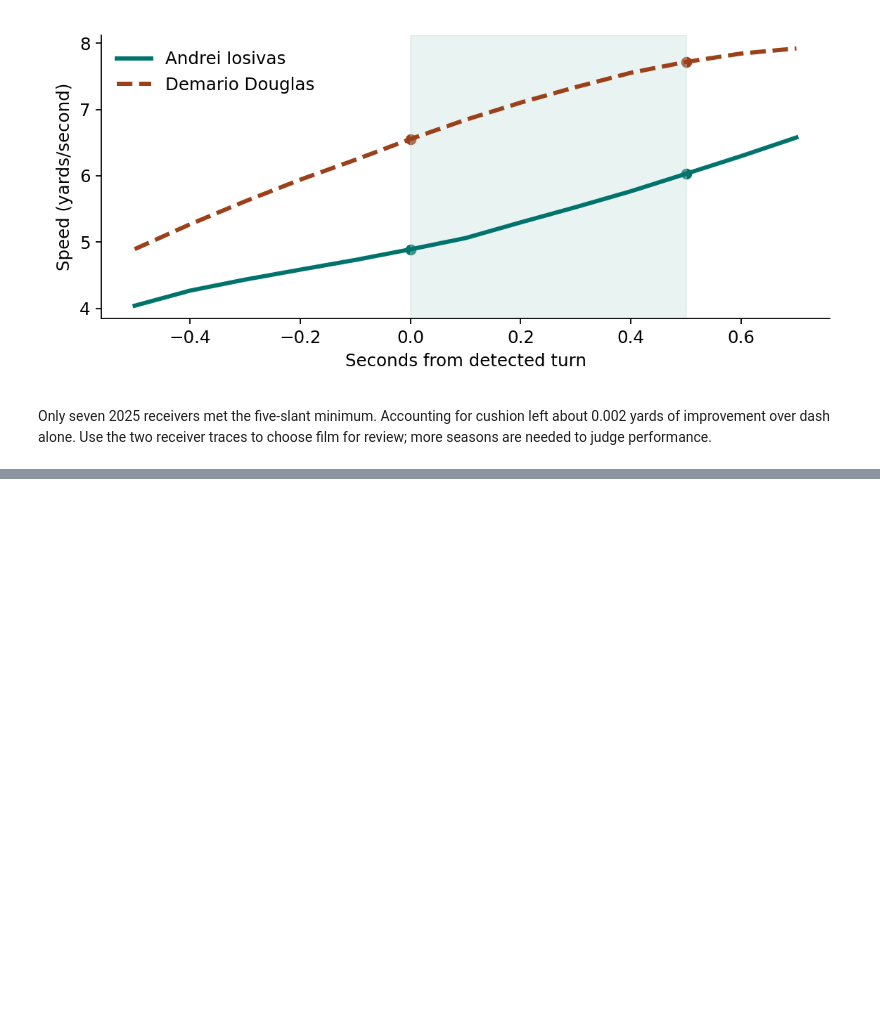
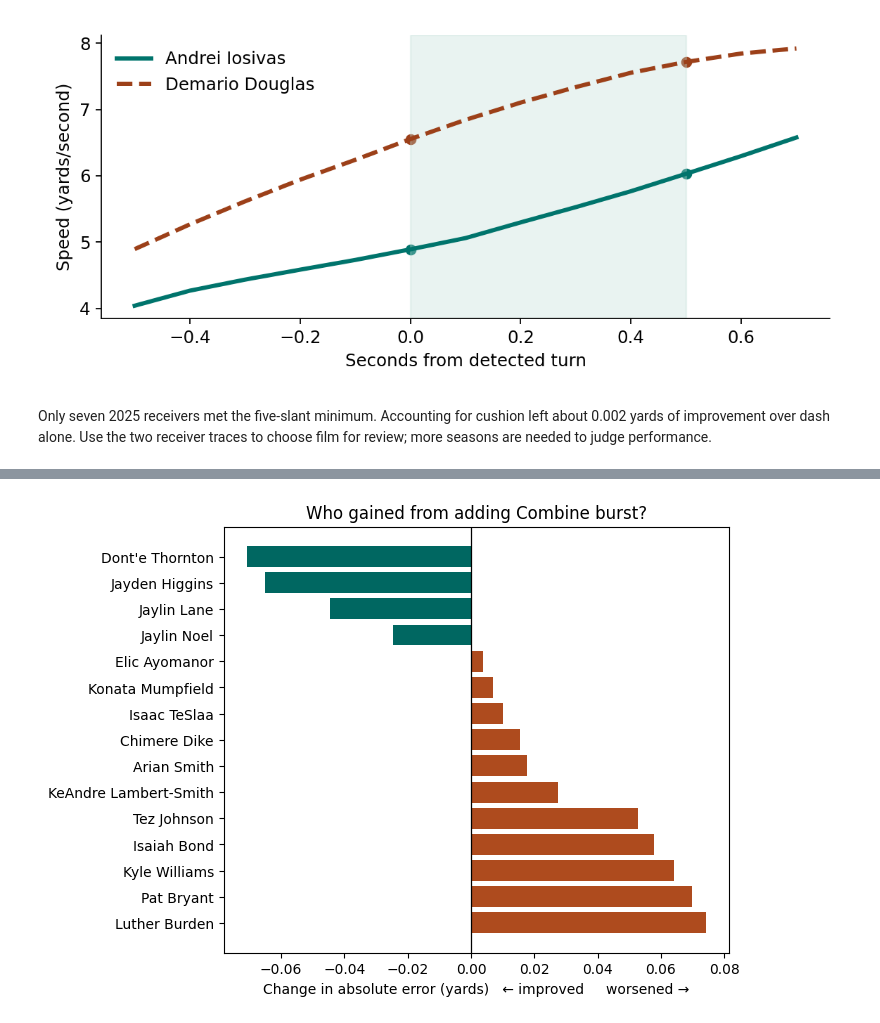
Before and after one commit to maybesmdieko/NFL-BDB-Analysis, a Jupyter notebook: slant/slant-study.ipynb, the cells around one changed output, grey strips where cells are left out. Cells and saved outputs as stored; diff of their text form; code cells hidden in the pictures; blank space fills up the shorter version.

Commit message:
Publish executed draft-class checks and NFL game tracking comparison

```diff
--- a/slant/slant-study.ipynb
+++ b/slant/slant-study.ipynb
@@ -12,7 +12,7 @@ import numpy as np
 import pandas as pd
 import matplotlib.pyplot as plt
 
-required = ['combine_tracking.csv', 'combine_results.csv', 'games.csv', 'player_play.csv', 'players.csv']
+required = ['combine_tracking.csv', 'combine_results.csv', 'games.csv', 'player_play.csv', 'players.csv', 'game_tracking_2023.csv']
 if os.getenv('BDB_DATA_DIR'):
     folder = Path(os.environ['BDB_DATA_DIR'])
 else:
@@ -97,7 +97,7 @@ I use rookie regular-season routes against man coverage, including routes on whi
 
 All three forecasts use the same 35 training receivers and the same 15 evaluation receivers at the primary 20-route cutoff. The first predicts the training average for everyone, the second adds dash time, and the third adds the slant measurement. Lower mean absolute error is better.
 # %%
-def game_routes(folder, wr):
+def game_routes(folder, wr, before_year=2025):
     games = pd.read_csv(folder / "games.csv", usecols=["game_id", "season", "season_type"])
     reg = games.query("season_type == 'REG'")
     cols = ["game_id", "play_id", "nfl_id", "team_abbr", "possession_team", "route_ran",
@@ -112,7 +112,7 @@ def game_routes(folder, wr):
     if plays.duplicated(["nfl_id", "game_id", "play_id"]).any():
         raise ValueError("Duplicate receiver-play records")
     # Centre separation by route type using earlier cohorts only.
-    train = plays[plays.season < 2025]
+    train = plays[plays.season < before_year]
     typical = train.groupby("route_ran").separation_at_pass_forward.median()
     plays["gap"] = plays.separation_at_pass_forward - plays.route_ran.map(typical)
     return plays.dropna(subset=["gap"]).groupby("nfl_id").gap.agg(
@@ -321,0 +325,90 @@ Only seven 2025 receivers met the five-slant minimum. Accounting for cushion lef
+# %%
+from pathlib import Path
+import numpy as np
+import pandas as pd
+import matplotlib.pyplot as plt
+
+def receiver_errors(data, folder):
+    cohort = data[data.routes >= 20]
+    train = cohort[cohort.draft_year < 2025]
+    test = cohort[cohort.draft_year == 2025].copy()
+    dash = abs(test.adjusted_gap - forecast(train, test, ["forty"]))
+    combined = abs(test.adjusted_gap - forecast(train, test, ["forty", "gain"]))
+    test["change"] = combined - dash
+    omit = (test.change.sum() - test.change) / (len(test) - 1)
+    print(f"Improved {sum(test.change < 0)}/{len(test)}; leave-one-out mean error change {omit.min():+.4f} to {omit.max():+.4f} yards.")
+    names = pd.read_csv(folder/"players.csv", usecols=["nfl_id", "display_name"])
+    t = test.merge(names, on="nfl_id", validate="one_to_one").sort_values("change")
+    fig, ax = plt.subplots(figsize=(7, 5), layout="constrained")
+    ax.barh(t.display_name, t.change, color=np.where(t.change < 0, "#006761", "#ae4b1e"))
+    ax.invert_yaxis()
+    ax.axvline(0,color="black",linewidth=.9)
+    ax.set(title="Who gained from adding Combine burst?",xlabel="Change in absolute error (yards)   ← improved     worsened →")
+    return fig
+
+def game_example(folder):
+    # Select a traceable NFL rep by a fixed rule independent of model error.
+    players = pd.read_csv(folder/"players.csv", usecols=["nfl_id","display_name"])
+    wr = pd.read_csv(folder/"combine_results.csv").query("draft_year == 2023 and combine_position == 'WR'")
+    features, _ = sensors(folder)
+    wr = wr.merge(features,on=["draft_year","nfl_id"])
+    cols = ["game_id","play_id","nfl_id","team_abbr","route_ran","play_direction","possession_team",
+            "team_coverage_man_zone","play_nullified_by_penalty","separation_at_pass_forward"]
+    plays = pd.read_csv(folder/"player_play.csv",usecols=cols)
+    reg = pd.read_csv(folder/"games.csv").query("season == 2023 and season_type == 'REG'")
+    slants = plays.merge(reg[["game_id"]],on="game_id").merge(wr[["nfl_id"]],on="nfl_id")
+    slants = slants.query("route_ran == 'SLANT' and team_coverage_man_zone == 'MAN_COVERAGE' and team_abbr == possession_team and play_nullified_by_penalty == 'N' and separation_at_pass_forward >= 0")
+    keys = ["game_id","play_id","nfl_id"]
+    matches = [c.merge(slants[keys],on=keys) for c in pd.read_csv(folder/"game_tracking_2023.csv",chunksize=200000)]
+    track = pd.concat(matches)
+    snap = track[track.event == "ball_snap"].groupby(keys).time.min()
+    throw = track[track.event == "pass_forward"].groupby(keys).time.min()
+    cases = slants.merge(snap.rename("snap"),on=keys).merge(throw.rename("release"),on=keys)
+    cases = cases[cases.release > cases.snap].copy()
+    if cases.empty:
+        raise ValueError("No eligible snap-to-release traces in game_tracking_2023.csv")
+    med = cases.separation_at_pass_forward.median()
+    cases["distance"] = abs(cases.separation_at_pass_forward - med)
+    row = cases.sort_values(["distance",*keys]).merge(players,on="nfl_id").iloc[0]
+    rep = track.merge(pd.DataFrame([row[keys]]),on=keys).sort_values("time")
+    rep = rep[rep.time.between(row.snap,row.release)]
+    sign = 1 if row.play_direction.lower()=="right" else -1
+    x = sign*(rep.x-rep.x.iloc[0])
+    y = sign*(rep.y-rep.y.iloc[0])
+    fig, (drill_ax,ax) = plt.subplots(1,2,figsize=(8,4.1),layout="constrained")
+    drill = pd.concat(c[(c.nfl_id == row.nfl_id) & (c.entity_type == "PLAYER")
+                        & (c.drill_name == "SLANT_ROUTE_LEFT") & (c.drill_type == "SKILL_DRILLS_WR")]
+                      for c in pd.read_csv(folder/"combine_tracking.csv",chunksize=100000))
+    event, frames = next(iter(drill.groupby("event_id",sort=True)))
+    gain, down, inward, cut = measure_attempt(frames)
+    drill_ax.plot(down,inward,color="#294665")
+    drill_ax.scatter(down[cut],inward[cut],color="#006761",label="Estimated turn")
+    drill_ax.scatter(down[cut+5],inward[cut+5],color="#ae4b1e",marker="D",label="0.5 seconds later")
+    drill_ax.legend(frameon=False,fontsize=8)
+    drill_ax.set(title=f"Combine | gain {gain:+.2f} yd/s",xlabel="Downfield (yards)",ylabel="Inward (yards)")
+    drill_ax.set_aspect("equal",adjustable="datalim")
+    fig.suptitle(f"{row.display_name} | Two slants, two measurements")
+    ax.plot(x,y,color="#294665",lw=2)
+    ax.scatter(x.iloc[0],y.iloc[0],color="#006761",s=65,label="Snap")
+    ax.scatter(x.iloc[-1],y.iloc[-1],color="#ae4b1e",marker="D",s=65,label="Pass release")
+    ax.set_aspect("equal",adjustable="datalim")
+    ax.set(xlabel="Downfield from snap (yards)",ylabel="Lateral displacement (yards)",title=f"NFL | separation {row.separation_at_pass_forward:.2f} yd")
+    ax.legend(frameon=False,fontsize=8)
+    print(f"{len(cases)} eligible tracked slants. {row.display_name}, game {row.game_id}, play {row.play_id}, separation {row.separation_at_pass_forward:.2f} yd, eligible median {med:.2f} yd, Combine gain {gain:.2f} yd/s.")
+    return fig
+
+def earlier_class(folder, wr, features):
+    # 2023 route norms are estimated before evaluating the 2024 receivers.
+    route_stats = game_routes(folder, wr, before_year=2024)
+    eligible = wr.merge(features,on=["draft_year","nfl_id"]).merge(route_stats,on="nfl_id")
+    eligible = eligible.dropna(subset=["forty"]).query("routes >= 20")
+    a,b = eligible[eligible.draft_year==2023],eligible[eligible.draft_year==2024]
+    errors = [np.mean(abs(forecast(a,b,cols)-b.adjusted_gap)) for cols in ([],["forty"],["forty","gain"])]
+    print(f"2023 train {len(a)}, 2024 test {len(b)}. Mean, dash, dash plus gain: {', '.join(f'{v:.4f}' for v in errors)} yd.")
+
+earlier_class(folder, wr, features)
+receiver_errors(data, folder)
+plt.show()
+game_example(folder)
+plt.show()
+# %% [output]
@@ -321,0 +419 @@ Only seven 2025 receivers met the five-slant minimum. Accounting for cushion lef
+[figure, added]
```
Also changed, not shown: parts of 3 cells of this notebook.
